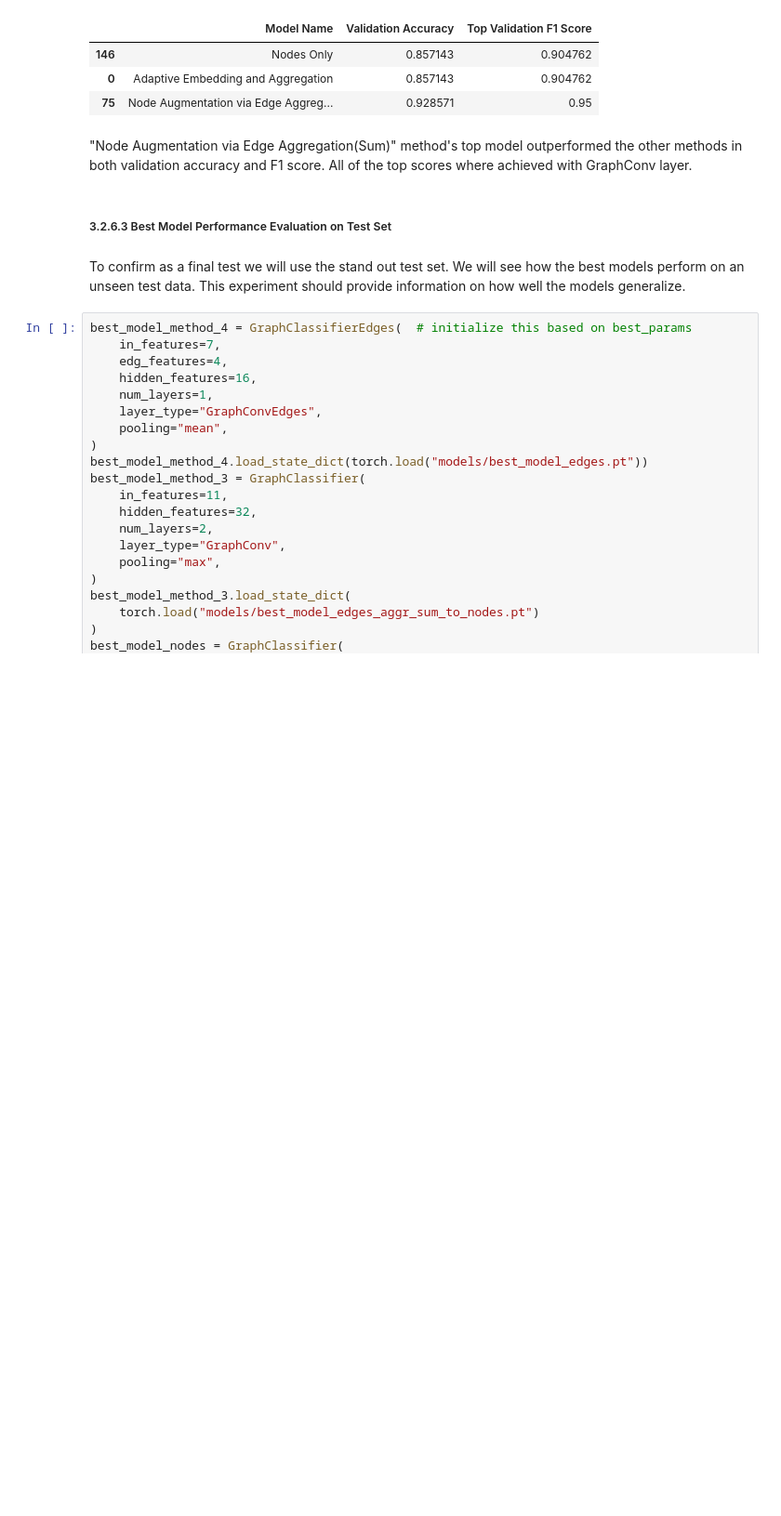
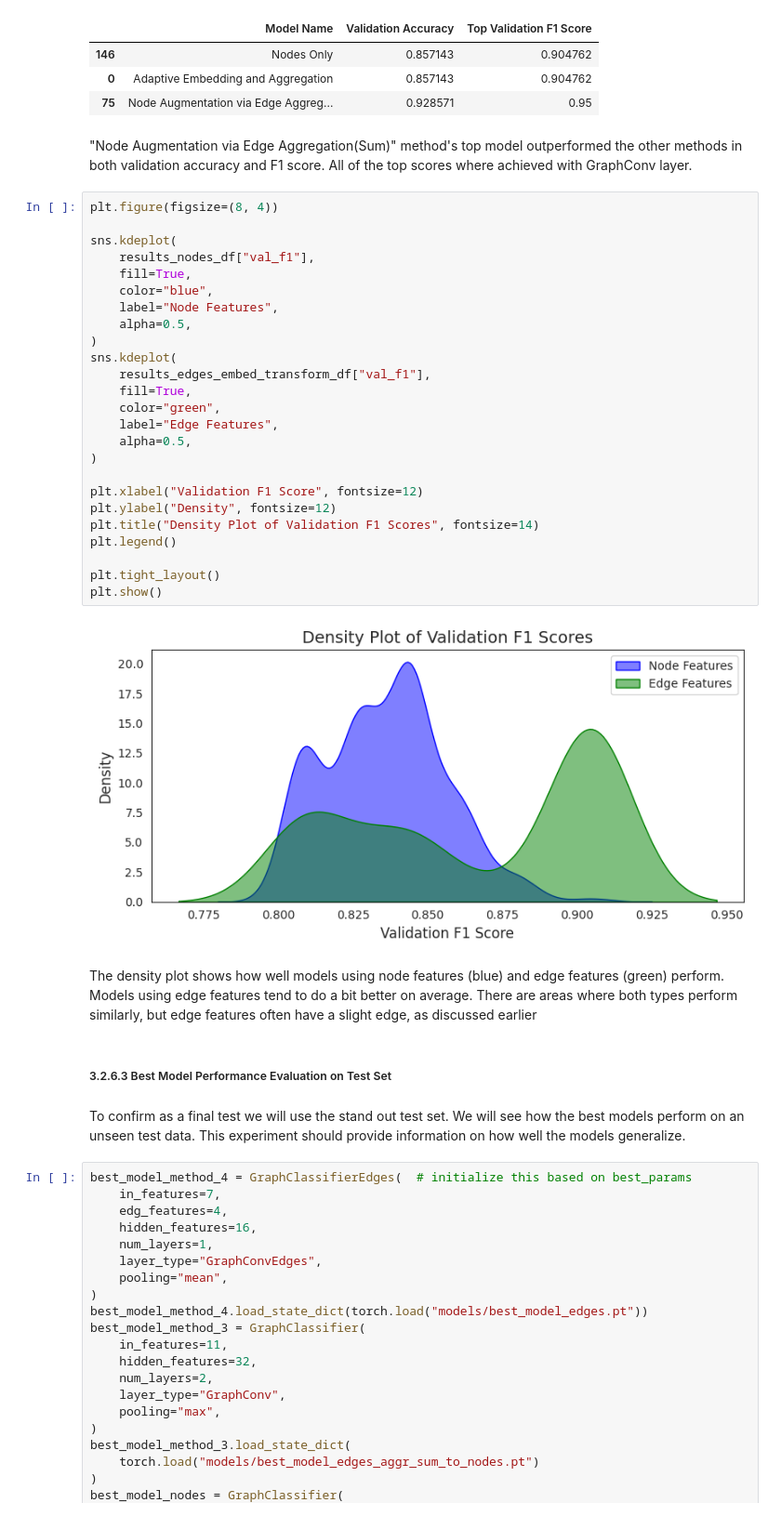
Before and after one commit to Stefanstud/GNN-graph-classification, a Jupyter notebook: Homework_2.ipynb, the cells around one changed output. Shown: that part at 93% size. Drawn from its saved outputs; the diff is of its cells as text; blank space fills up the shorter version.

```diff
--- a/Homework_2.ipynb
+++ b/Homework_2.ipynb
@@ -1379,6 +1380,35 @@ top_models_df
 | 75 | Node Augmentation via Edge Aggreg... | 0.928571 | 0.95 |
 # %% [markdown]
  "Node Augmentation via Edge Aggregation(Sum)" method's top model outperformed the other methods in both validation accuracy and F1 score. All of the top scores where achieved with GraphConv layer.
+# %%
+plt.figure(figsize=(8, 4))
+
+sns.kdeplot(
+    results_nodes_df["val_f1"],
+    fill=True,
+    color="blue",
+    label="Node Features",
+    alpha=0.5,
+)
+sns.kdeplot(
+    results_edges_embed_transform_df["val_f1"],
+    fill=True,
+    color="green",
+    label="Edge Features",
+    alpha=0.5,
+)
+
+plt.xlabel("Validation F1 Score", fontsize=12)
+plt.ylabel("Density", fontsize=12)
+plt.title("Density Plot of Validation F1 Scores", fontsize=14)
+plt.legend()
+
+plt.tight_layout()
+plt.show()
+# %% [output]
+[figure, added]
+# %% [markdown]
+The density plot shows how well models using node features (blue) and edge features (green) perform. Models using edge features tend to do a bit better on average. There are areas where both types perform similarly, but edge features often have a slight edge, as discussed earlier
 # %% [markdown]
 ##### 3.2.6.3 Best Model Performance Evaluation on Test Set
 # %% [markdown]
```
Also changed, not shown: parts of 3 cells of this notebook, 9 other files.
